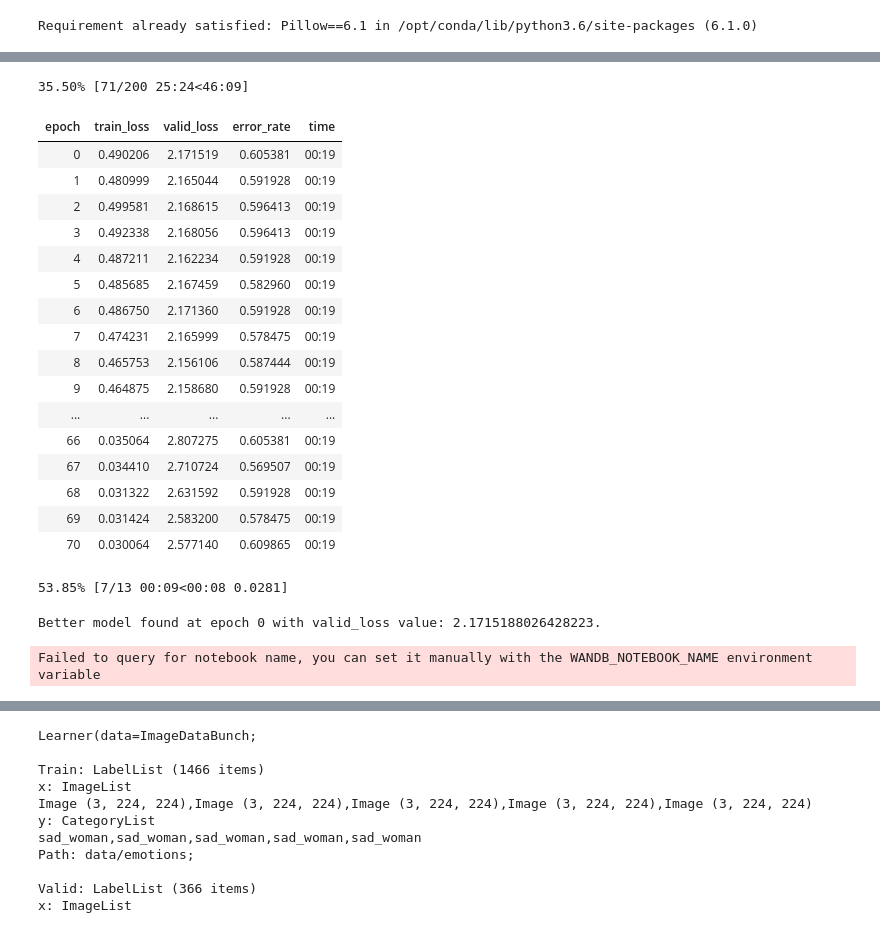
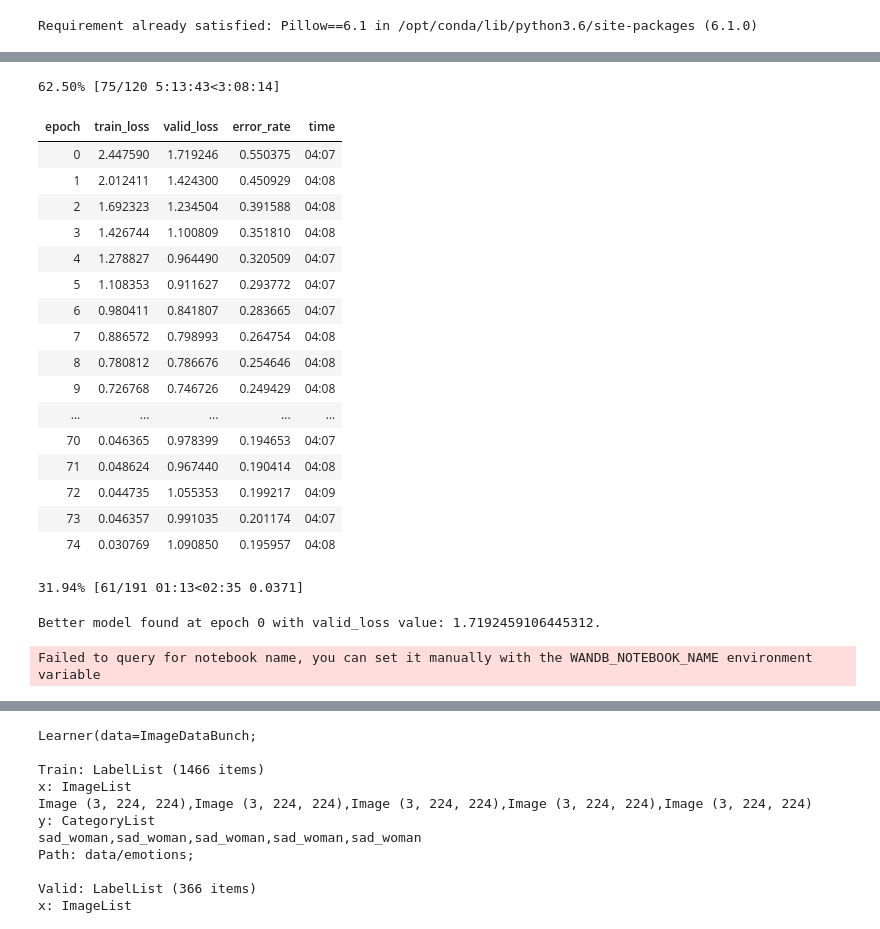
Before and after one commit to free-soellingeraj/course-v3, a Jupyter notebook: nbs/dl1/emotions-RAF_Face_Database_basic.ipynb, the cells around one changed output, grey strips where cells are left out. Saved outputs shown, nothing was run; the diff lists cells and outputs as text; code cells hidden in the pictures.

```diff
--- a/nbs/dl1/emotions-RAF_Face_Database_basic.ipynb
+++ b/nbs/dl1/emotions-RAF_Face_Database_basic.ipynb
@@ -20,3 +11,20 @@ Failed to query for notebook name, you can set it manually with the WANDB_NOTEBO
+# %%
+rootname = 'emotions/RAF_Face_Database_basic'
+path = Path('/course-v3/nbs/dl1/data')/rootname
+label_list = path/'EmoLabel/list_patition_label.txt'
+images = path/'Image/original'
+label_map = {
+    1: 'Surprise',
+    2: 'Fear',
+    3: 'Disgust',
+    4: 'Happiness',
+    5: 'Sadness',
+    6: 'Anger',
+    7: 'Neutral'
+}
+# %%
+labels_df = pd.read_csv(filepath_or_buffer=label_list, delimiter=' ', names=['fnames', 'labels'])
+labels_df['labels'] = labels_df['labels'].apply(lambda x: label_map[x])
 # %%
 # TODO: homogenize color profiles of training and testing pictures because the
 # in the wild data often has color profiles indicative of emotions
@@ -25,14 +33,14 @@ np.random.seed(46)
 # data = ImageDataBunch.from_folder(path, train=".", valid_pct=0.2,
 #         ds_tfms=get_transforms(), size=224, num_workers=4).normalize(imagenet_stats)
 _tfms = get_transforms()
-tfms = [_tfms[0]+[flip_lr()], _tfms[1]+[flip_lr()]]
-data = ImageDataBunch.from_csv(
-    path=Path('data')/rootname,
-    csv_labels='cleaned.csv',
+data = ImageDataBunch.from_df(
+    path=images,
+    df=labels_df,
     valid_pct=0.2,
-    ds_tfms=tfms,
+    ds_tfms=_tfms,
     size=224,
-    num_workers=4,).normalize(imagenet_stats)
+    num_workers=4
+).normalize(imagenet_stats)
 # %%
 data.show_batch(rows=3, figsize=(7,8))
 # %% [output]
@@ -50,3 +100,9 @@ learn = cnn_learner(data, models.resnet50, metrics=error_rate, callback_fns=Wand
+# %%
+start_run = 'run-20200517_193201-2nhhopdy'
+learn = cnn_learner(
+    data, models.resnet50, metrics=error_rate, callback_fns=WandbCallback
+)
+learn.load('/course-v3/nbs/dl1/wandb/{}/bestmodel'.format(start_run), strict=False,remove_module=True);
 # %%
 learn.unfreeze()
 # %%
@@ -70,25 +121,30 @@ learn.recorder.plot()
 # %%
-# max_lr=slice(1.5e-5,1.1e-5),
-learn.fit_one_cycle(200, max_lr=slice(1.5e-5,1e-4), callbacks=WandbCallback(learn, input_type='images'))
+learn.fit_one_cycle(
+    cyc_len=120,
+    max_lr=slice(1.5e-5,1.4e-3),
+    callbacks=WandbCallback(
+        learn, input_type='images'
+    )
+)
 # %% [output]
-35.50% [71/200 25:24<46:09]
+62.50% [75/120 5:13:43<3:08:14]
 | epoch | train_loss | valid_loss | error_rate | time |
-| 0 | 0.490206 | 2.171519 | 0.605381 | 00:19 |
-| 1 | 0.480999 | 2.165044 | 0.591928 | 00:19 |
-| 2 | 0.499581 | 2.168615 | 0.596413 | 00:19 |
-| 3 | 0.492338 | 2.168056 | 0.596413 | 00:19 |
-| 4 | 0.487211 | 2.162234 | 0.591928 | 00:19 |
-| 5 | 0.485685 | 2.167459 | 0.582960 | 00:19 |
-| 6 | 0.486750 | 2.171360 | 0.591928 | 00:19 |
-| 7 | 0.474231 | 2.165999 | 0.578475 | 00:19 |
-| 8 | 0.465753 | 2.156106 | 0.587444 | 00:19 |
-| 9 | 0.464875 | 2.158680 | 0.591928 | 00:19 |
+| 0 | 2.447590 | 1.719246 | 0.550375 | 04:07 |
+| 1 | 2.012411 | 1.424300 | 0.450929 | 04:08 |
+| 2 | 1.692323 | 1.234504 | 0.391588 | 04:08 |
+| 3 | 1.426744 | 1.100809 | 0.351810 | 04:08 |
+| 4 | 1.278827 | 0.964490 | 0.320509 | 04:07 |
+| 5 | 1.108353 | 0.911627 | 0.293772 | 04:07 |
+| 6 | 0.980411 | 0.841807 | 0.283665 | 04:07 |
+| 7 | 0.886572 | 0.798993 | 0.264754 | 04:08 |
+| 8 | 0.780812 | 0.786676 | 0.254646 | 04:08 |
+| 9 | 0.726768 | 0.746726 | 0.249429 | 04:08 |
 | ... | ... | ... | ... | ... |
-| 66 | 0.035064 | 2.807275 | 0.605381 | 00:19 |
-| 67 | 0.034410 | 2.710724 | 0.569507 | 00:19 |
-| 68 | 0.031322 | 2.631592 | 0.591928 | 00:19 |
-| 69 | 0.031424 | 2.583200 | 0.578475 | 00:19 |
-| 70 | 0.030064 | 2.577140 | 0.609865 | 00:19 |
+| 70 | 0.046365 | 0.978399 | 0.194653 | 04:07 |
+| 71 | 0.048624 | 0.967440 | 0.190414 | 04:08 |
+| 72 | 0.044735 | 1.055353 | 0.199217 | 04:09 |
+| 73 | 0.046357 | 0.991035 | 0.201174 | 04:07 |
+| 74 | 0.030769 | 1.090850 | 0.195957 | 04:08 |
-53.85% [7/13 00:09<00:08 0.0281]
+31.94% [61/191 01:13<02:35 0.0371]
-Better model found at epoch 0 with valid_loss value: 2.1715188026428223.
+Better model found at epoch 0 with valid_loss value: 1.7192459106445312.
 Failed to query for notebook name, you can set it manually with the WANDB_NOTEBOOK_NAME environment variable
```
Also changed, not shown: parts of 14 cells of this notebook.
